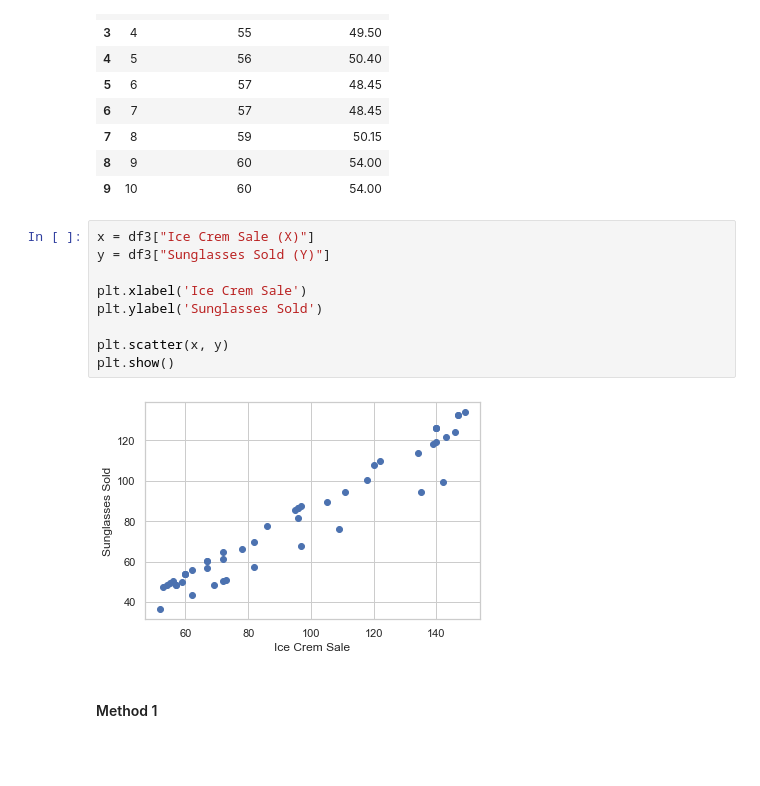
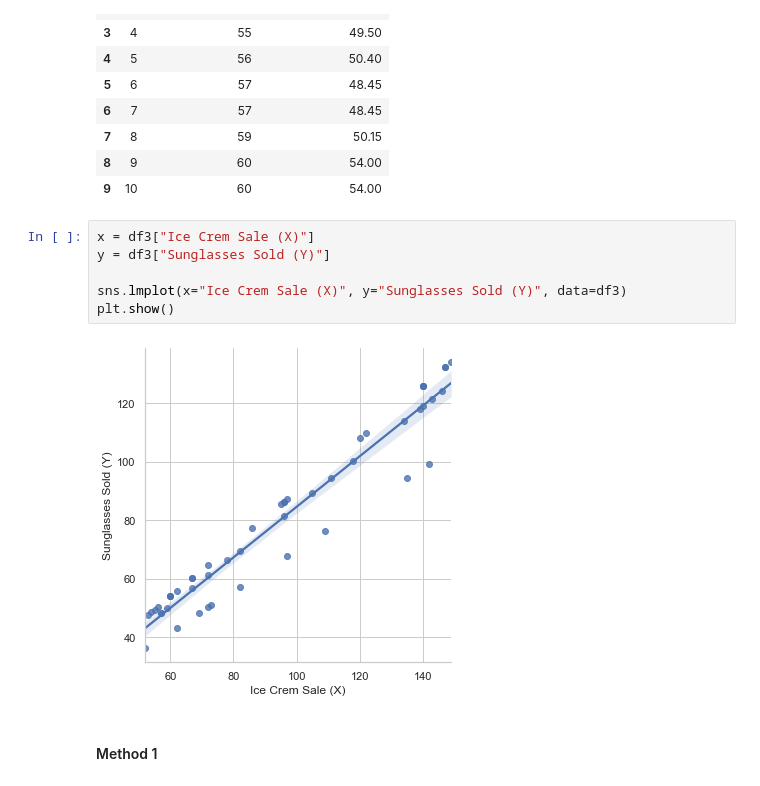
Before and after one commit to gaoqian310/Business_Intelligence_Project, a Jupyter notebook: BI_Project.ipynb, the cells around one changed output. Drawn from its saved outputs; the diff is of its cells as text; blank space fills up the shorter version.

```diff
--- a/BI_Project.ipynb
+++ b/BI_Project.ipynb
@@ -191,14 +191,11 @@ df3.head(10)
 # %%
 x = df3["Ice Crem Sale (X)"]
 y = df3["Sunglasses Sold (Y)"]
 
-plt.xlabel('Ice Crem Sale')
-plt.ylabel('Sunglasses Sold')
-
-plt.scatter(x, y)
+sns.lmplot(x="Ice Crem Sale (X)", y="Sunglasses Sold (Y)", data=df3)
 plt.show()
 # %% [output]
-[figure, old version]
+[figure, new version]
 # %% [markdown]
 #### Method 1
 # %%
```
Also changed, not shown: parts of 4 cells of this notebook, 1 other file.
